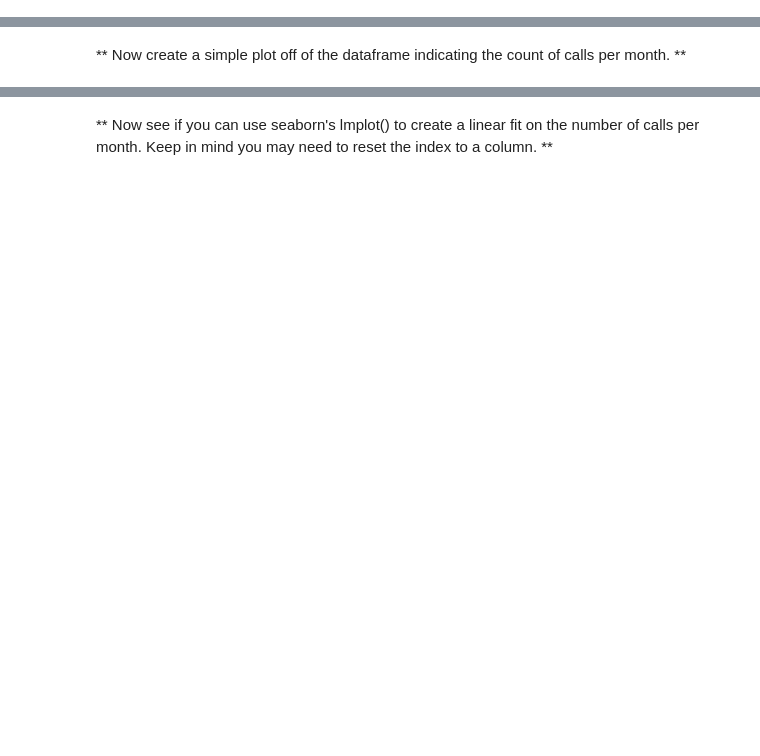
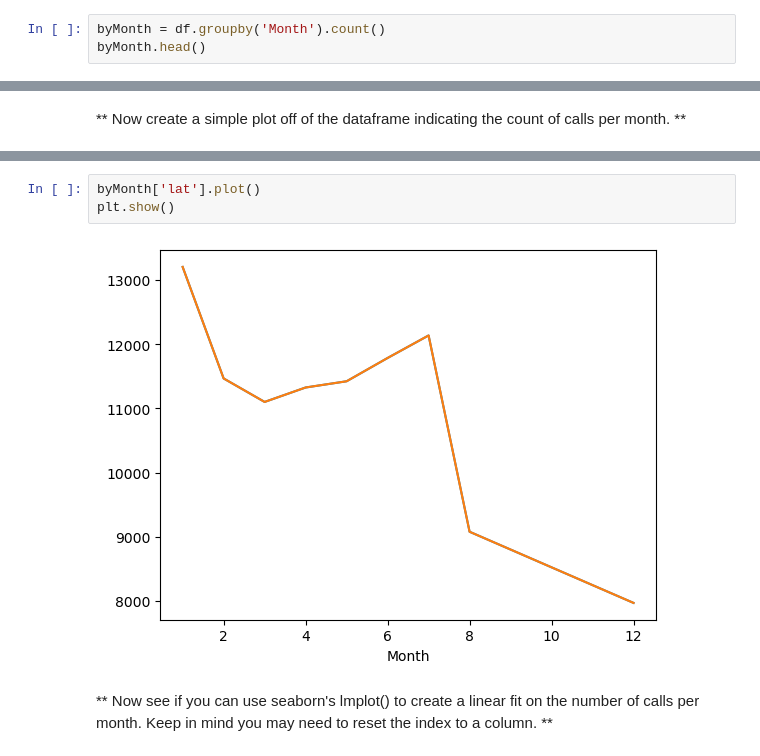
Before and after one commit to m-ata/data-capstone, a Jupyter notebook: calls-project/01-911 Calls Data Capstone Project.ipynb, the cells around one changed output, grey strips where cells are left out. Cells and saved outputs as stored; diff of their text form; blank space fills up the shorter version.

```diff
--- a/calls-project/01-911 Calls Data Capstone Project.ipynb
+++ b/calls-project/01-911 Calls Data Capstone Project.ipynb
@@ -166,0 +215,3 @@ _____
+# %%
+byMonth = df.groupby('Month').count()
+byMonth.head()
@@ -173,2 +228,7 @@ _____
+# %%
+byMonth['lat'].plot()
+plt.show()
+# %% [output]
+[figure, added]
 # %% [markdown]
 ** Now see if you can use seaborn's lmplot() to create a linear fit on the number of calls per month. Keep in mind you may need to reset the index to a column. **
```
Also changed, not shown: parts of 38 cells of this notebook.
